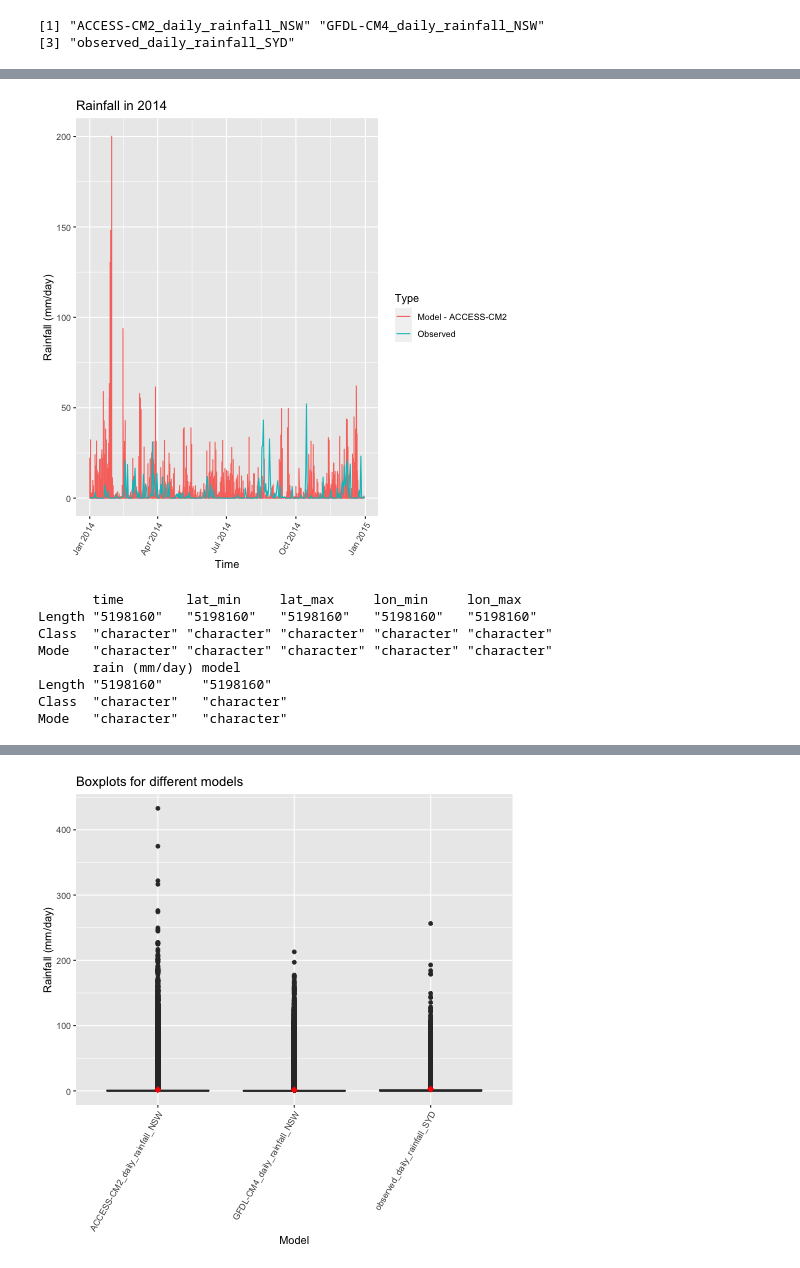
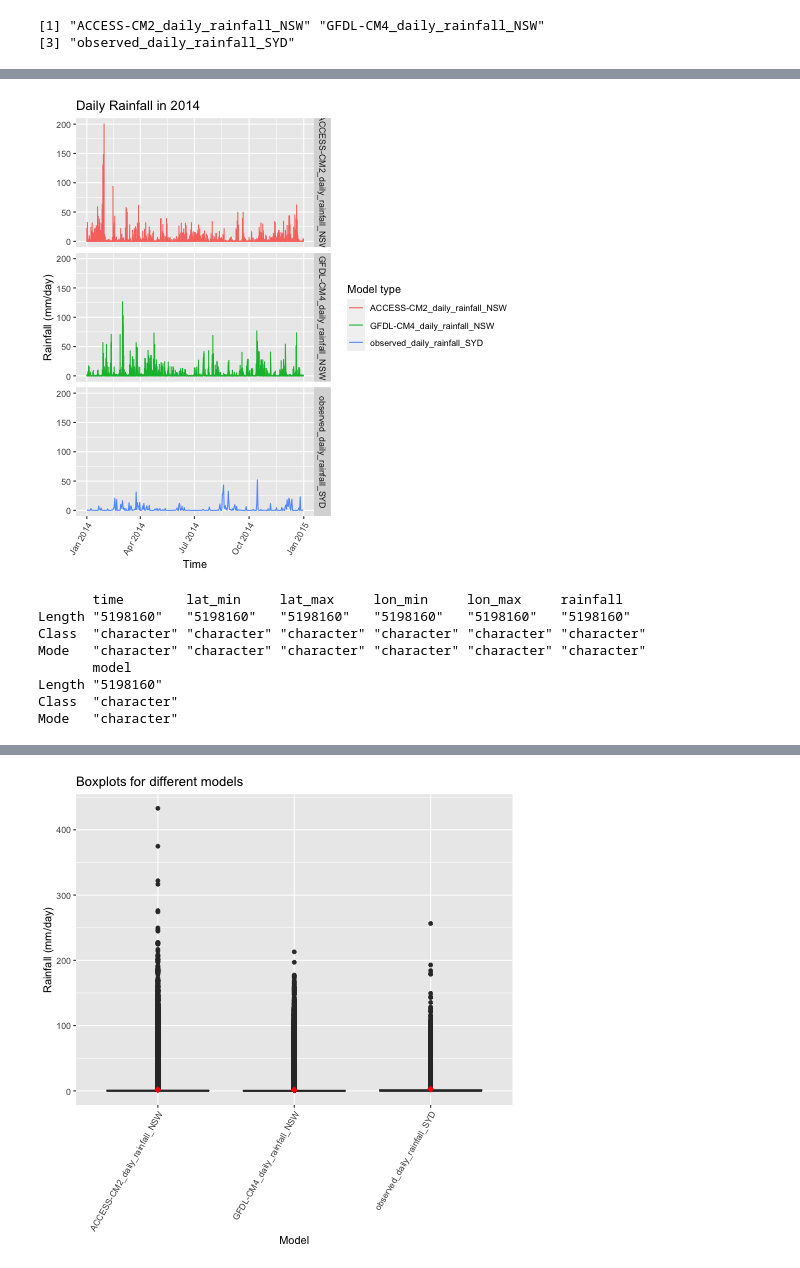
Before and after one commit to UBC-MDS/figshare-group-5, a Jupyter notebook: EDA.ipynb, the cells around one changed output, grey strips where cells are left out. Saved outputs shown, nothing was run; the diff lists cells and outputs as text; code cells hidden in the pictures.

```diff
--- a/EDA.ipynb
+++ b/EDA.ipynb
@@ -139,0 +106,15 @@ $ model    <chr> "ACCESS-CM2_daily_rainfall_NSW", "ACCESS-CM2_daily_rainfall_N
+# %%
+%%R
+
+# convert all times to the same format
+
+library(lubridate)
+
+first <- df %>% filter(model == "observed_daily_rainfall_SYD") %>% mutate(time = ymd(time))
+second <- df %>% filter(model != "observed_daily_rainfall_SYD") %>% mutate(time = ymd_hms(time)) %>% mutate(time = format(time, format = "%Y-%m-%d"))
+
+final <- rbind(first, second)
+
+# add a column for year
+
+final <- final %>% mutate(year = year(df_test$time))
@@ -140,5 +142,9 @@ $ model    <chr> "ACCESS-CM2_daily_rainfall_NSW", "ACCESS-CM2_daily_rainfall_N
 # %%
 %%R
-#df_2014 <- df %>% filter(time >='2014-01-01' & time <='2014-12-31')
-#df_2014
+
+# filter the data for 2014 to compare against one model
+
+df_2014 <- final %>% select(time, model, rainfall) %>% filter(time>='2014-01-01' & time<='2014-12-31')
+
+df_2014
 # %% [output]
@@ -159,9 +164,0 @@ $ model    <chr> "ACCESS-CM2_daily_rainfall_NSW", "ACCESS-CM2_daily_rainfall_N
-# %%
-%%R
-
-# filter the data for 2014 to compare against one model
-
-df_2014 <- df %>% select(time, model, rainfall) %>% filter(time>='2014-01-01' & time<='2014-12-31',
-                         model == "ACCESS-CM2_daily_rainfall_NSW" | model == "observed_daily_rainfall_SYD")
-
-df_2014
@@ -195,31 +165,31 @@ final <- rbind(first, second)
 # %%
 %%R
 
-# compares one models predictions to the observed findings
+# looks at the rainfal predictions over time for the year 2014
 
 library(ggplot2)
 
-rainfall <- ggplot(final, aes(x=time, y=rainfall)) +
+rainfall <- ggplot(df_2014, aes(x=time, y=rainfall)) +
     geom_line(aes(color = model)) +
+    facet_grid(model ~ .) + #ncol = 5) + #play around with facet_wrap() and ncol to ensure everything fits
     theme(axis.text.x=element_text(angle=60, hjust=1)) +
-    labs(title = "Rainfall in 2014", x = "Time", y = "Rainfall (mm/day)") +
-    scale_color_discrete(name = "Type", labels = c("Model - ACCESS-CM2", "Observed"))
+    labs(title = "Daily Rainfall in 2014", x = "Time", y = "Rainfall (mm/day)", color = "Model type")
 
 rainfall
 # %% [output]
-[figure, old version]
+[figure, new version]
 # %%
 %%R
 
 #summary of the dataframe overall
 
-apply(df, MARGIN=2, FUN=summary)
+apply(final, MARGIN=2, FUN=summary)
 # %% [output]
-       time        lat_min     lat_max     lon_min     lon_max
-Length "5198160"   "5198160"   "5198160"   "5198160"   "5198160"
-Class  "character" "character" "character" "character" "character"
-Mode   "character" "character" "character" "character" "character"
-       rain (mm/day) model
-Length "5198160"     "5198160"
-Class  "character"   "character"
-Mode   "character"   "character"
+       time        lat_min     lat_max     lon_min     lon_max     rainfall
+Length "5198160"   "5198160"   "5198160"   "5198160"   "5198160"   "5198160"
+Class  "character" "character" "character" "character" "character" "character"
+Mode   "character" "character" "character" "character" "character" "character"
+       model
+Length "5198160"
+Class  "character"
+Mode   "character"
```
Also changed, not shown: parts of 19 cells of this notebook.
